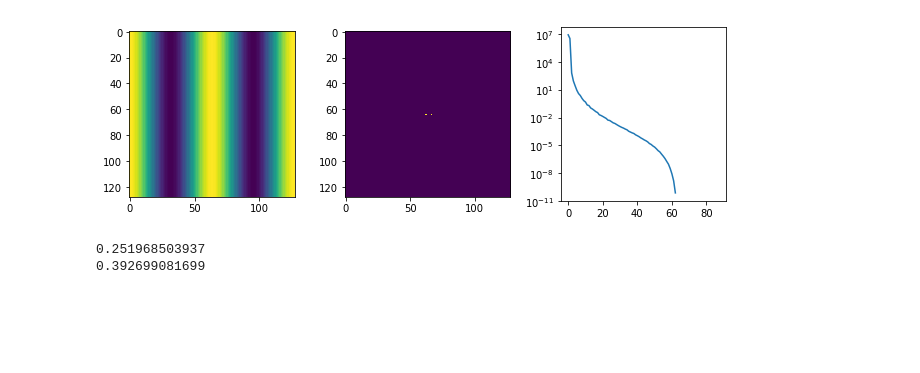
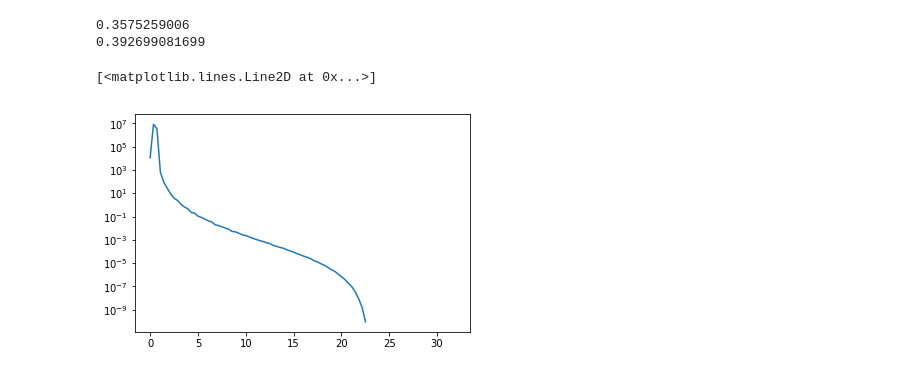
Before and after one commit to Omer80/transform_stripes_to_hexagons, a Jupyter notebook: transform_stripes_to_hexagons.ipynb, the cells around one changed output. Drawn from its saved outputs; the diff is of its cells as text; code cells hidden in the pictures; blank space fills up the shorter version.

Commit message:
Adding radial profile function

```diff
--- a/transform_stripes_to_hexagons.ipynb
+++ b/transform_stripes_to_hexagons.ipynb
@@ -45,6 +62,34 @@ def azimuthalAverage(image, center=None):
+# %%
+lx = 32.0
+ly = 32.0
+nx = 128
+ny = 128
+x = np.linspace(0,lx,nx)
+y = np.linspace(0,ly,ny)
+X,Y = np.meshgrid(x,y)
+stripes = np.exp(1j*((2.0*np.pi)/16)*(X)).real
+hexagons = np.exp(1j*((2.0*np.pi)/16)*X) + np.exp(-1j*(((2.0*np.pi)/32)*X+((np.sqrt(3)*2.0*np.pi)/32)*Y)) + np.exp(-1j*(((2.0*np.pi)/32)*X-((np.sqrt(3)*2.0*np.pi)/32)*Y))
+hexagons = hexagons.real
 # %%
-X,Y = np.meshgrid(np.linspace(0,32,128),np.linspace(0,32,128))
-image = np.exp(1j*((2.0*np.pi)/16)*X).real
+def calcTypicalDistance(image,lx=1.0,ly=1.0):
+    dx = lx/len(image[0])
+    # Take the fourier transform of the image.
+    F1 = fftpack.fft2(image)
+
+    # Now shift the quadrants around so that low spatial frequencies are in
+    # the center of the 2D fourier transformed image.
+    F2 = fftpack.fftshift(F1)
+
+    # Calculate a 2D power spectrum
+    psd2D = np.fabs(F2.real)**2
+
+    # Calculate the azimuthally averaged 1D power spectrum
+    #psd1D = azimuthalAverage(psd2D)
+    psd1D = radial_profile(psd2D,dx)
+    return psd1D
+
+
+
 def plotPSD(image):
     fig,ax = plt.subplots(1,3,figsize=(3*3,3))
 
@@ -59,21 +104,23 @@ def plotPSD(image):
     psd2D = np.fabs(F2.real)**2
 
     # Calculate the azimuthally averaged 1D power spectrum
-    psd1D = azimuthalAverage(psd2D)
+    #psd1D = azimuthalAverage(psd2D)
+    dist,psd1D = radial_profile(psd2D)
 
     # Now plot up both
-    ax[0].imshow(image)
-    ax[1].imshow(psd2D)
+    ax[0].imshow(image, origin='lower')
+    ax[1].imshow(psd2D, origin='lower')
     ax[2].semilogy(psd1D )
     plt.tight_layout()
     #plt.xlabel('Spatial Frequency')
     #plt.ylabel('Power Spectrum')
-plotPSD(image)
-# %% [output]
-[figure, removed]
-# %%
-print np.linspace(0,32,128)[np.argmax(psd1D)]
-print (2.0*np.pi)/16
-# %% [output]
-0.251968503937
-0.392699081699
+# %%
+dist,stripes_rad = calcTypicalDistance(stripes,lx,ly)
+print dist[np.argmax(stripes_rad)]
+print (2.0*np.pi)/16.0
+plt.semilogy(dist,stripes_rad)
+# %% [output]
+0.3575259006
+0.392699081699
+[<matplotlib.lines.Line2D at 0x...>]
+[figure, added]
```
Also changed, not shown: parts of 4 cells of this notebook.
